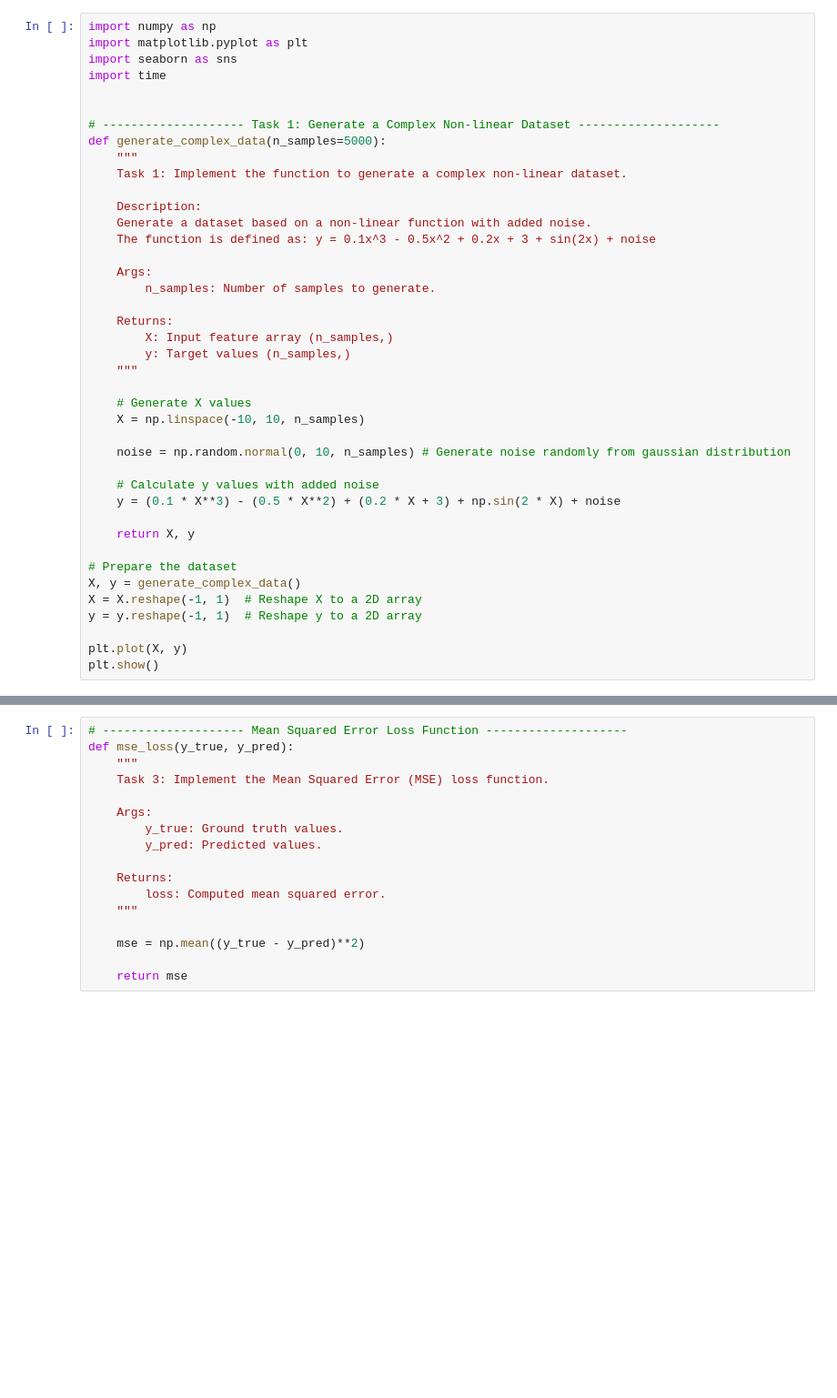
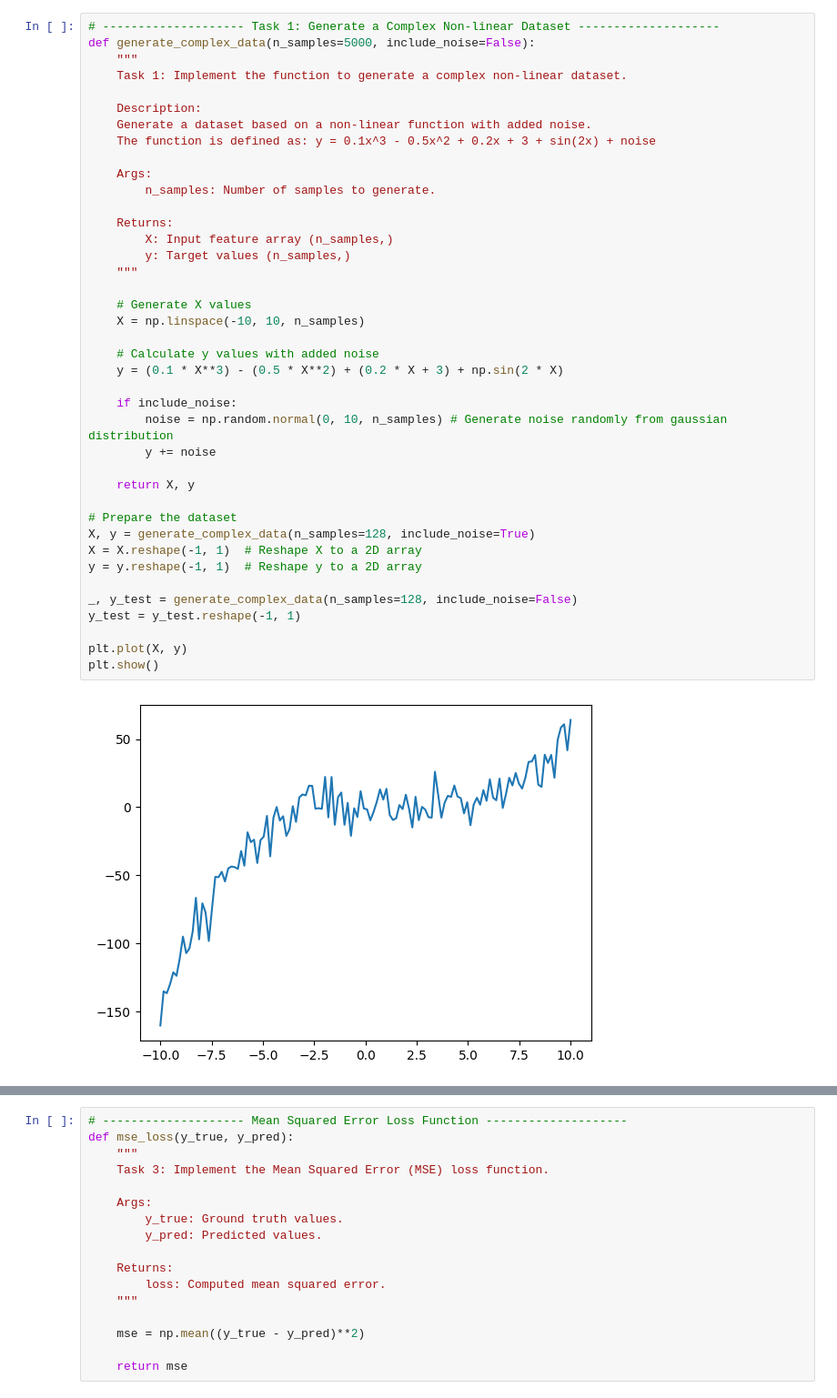
Before and after one commit to AdamPSU/FromScratch, a Jupyter notebook: Neural Networks/mlp.ipynb, the cells around one changed output, grey strips where cells are left out. Shown: that part at 91% size. Saved outputs shown, nothing was run; the diff lists cells and outputs as text; blank space fills up the shorter version.

```diff
--- a/Neural Networks/mlp.ipynb
+++ b/Neural Networks/mlp.ipynb
@@ -5,44 +9,45 @@ import os
 # %%
-import numpy as np
-import matplotlib.pyplot as plt
-import seaborn as sns
-import time
-
-
 # -------------------- Task 1: Generate a Complex Non-linear Dataset --------------------
-def generate_complex_data(n_samples=5000):
+def generate_complex_data(n_samples=5000, include_noise=False):
     """
     Task 1: Implement the function to generate a complex non-linear dataset.
 
     Description:
     Generate a dataset based on a non-linear function with added noise.
     The function is defined as: y = 0.1x^3 - 0.5x^2 + 0.2x + 3 + sin(2x) + noise
 
     Args:
         n_samples: Number of samples to generate.
 
     Returns:
         X: Input feature array (n_samples,)
         y: Target values (n_samples,)
     """
 
     # Generate X values
     X = np.linspace(-10, 10, n_samples)
 
-    noise = np.random.normal(0, 10, n_samples) # Generate noise randomly from gaussian distribution
+    # Calculate y values with added noise
+    y = (0.1 * X**3) - (0.5 * X**2) + (0.2 * X + 3) + np.sin(2 * X)
 
-    # Calculate y values with added noise
-    y = (0.1 * X**3) - (0.5 * X**2) + (0.2 * X + 3) + np.sin(2 * X) + noise
+    if include_noise:
+        noise = np.random.normal(0, 10, n_samples) # Generate noise randomly from gaussian distribution
+        y += noise
 
     return X, y
 
 # Prepare the dataset
-X, y = generate_complex_data()
+X, y = generate_complex_data(n_samples=128, include_noise=True)
 X = X.reshape(-1, 1)  # Reshape X to a 2D array
 y = y.reshape(-1, 1)  # Reshape y to a 2D array
 
+_, y_test = generate_complex_data(n_samples=128, include_noise=False)
+y_test = y_test.reshape(-1, 1)
+
 plt.plot(X, y)
 plt.show()
+# %% [output]
+[figure, added]
 # %%
 # -------------------- Neural Network Class Definition --------------------
 class TwoLayerMLP:
```
Also changed, not shown: parts of 8 cells of this notebook.
